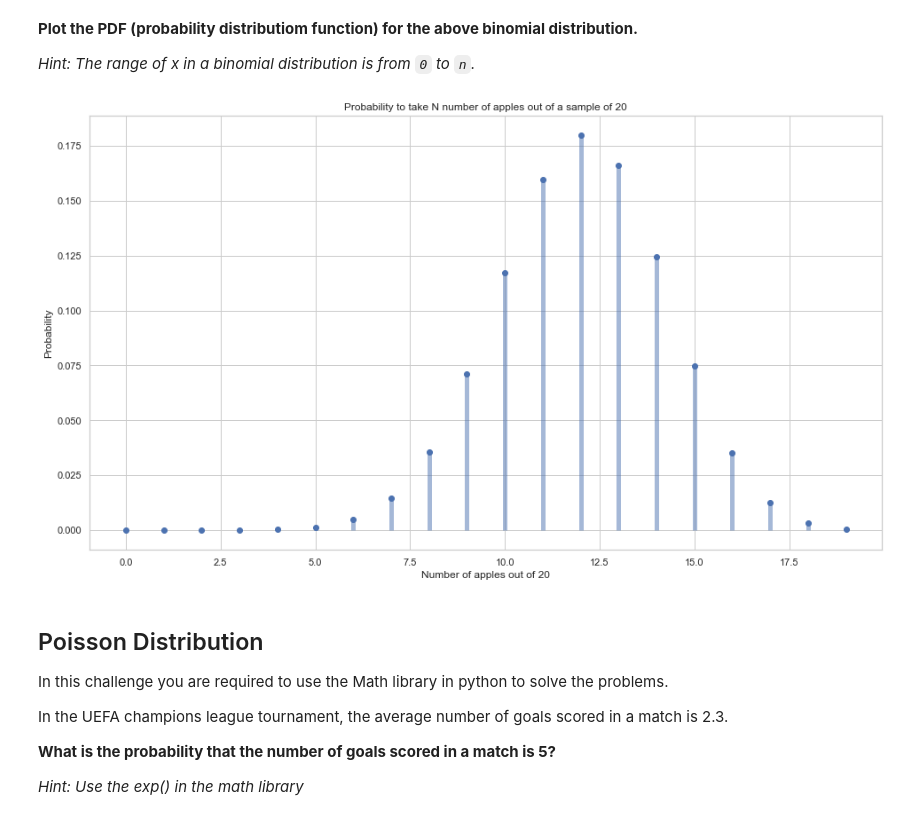
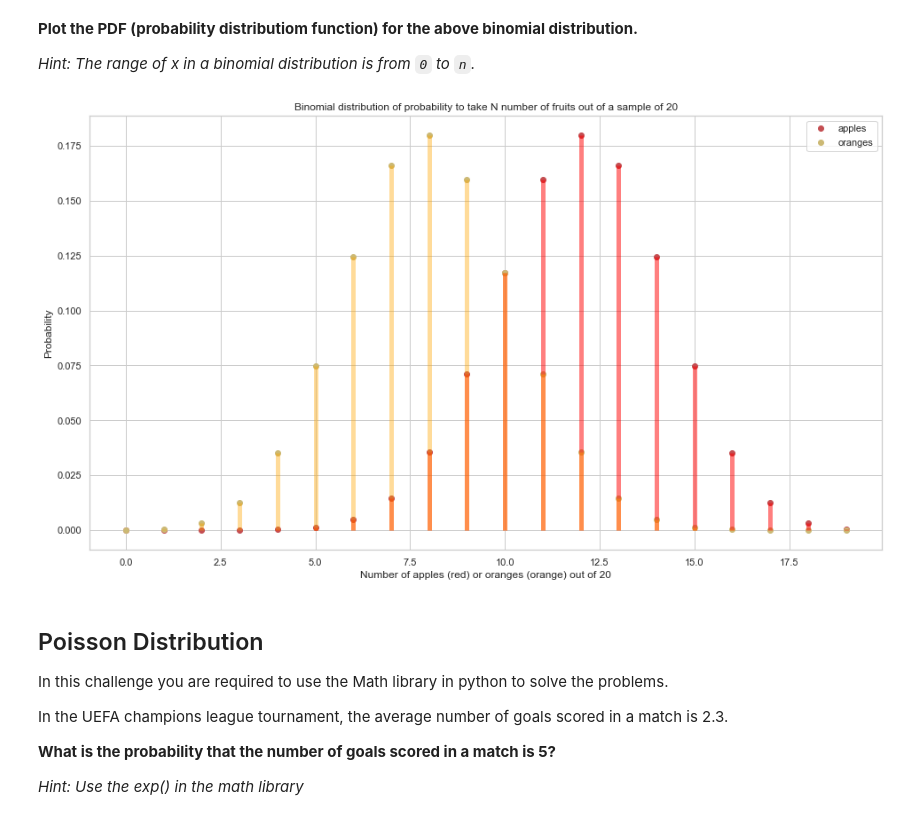
Before and after one commit to Ironhack-data-bcn-oct-2022/lab-discrete-probability-distributions, a Jupyter notebook: your-code/main.ipynb, the cells around one changed output. Saved outputs shown, nothing was run; the diff lists cells and outputs as text; code cells hidden in the pictures.

Commit message:
Modified plot

```diff
--- a/your-code/main.ipynb
+++ b/your-code/main.ipynb
@@ -89,7 +89,7 @@ In the lesson we also discussed CDF (cumulative distribution function). In the c
 
 Write the formula and calculate the probability below.
 # %%
-my_binomial = binom(20, p)
+my_binomialp = binom(20, p)
 result = round(my_binomial.cdf(4),4)
 
 print(f"The probability is {result}")
@@ -100,15 +100,19 @@ The probability is 0.0003
 
 *Hint: The range of x in a binomial distribution is from `0` to `n`.*
 # %%
+my_binomialq = binom(20, q)
 x = np.arange(0, 20)
-plt.plot(x, my_binomial.pmf(x), "bo")
-plt.vlines(x, 0, my_binomial.pmf(x), colors="b", lw=5, alpha=0.5)
-plt.xlabel("Number of apples out of 20")
+plt.plot(x, my_binomialp.pmf(x), "ro")
+plt.plot(x, my_binomialq.pmf(x), "yo")
+plt.vlines(x, 0, my_binomialp.pmf(x), colors="red", lw=5, alpha=0.5)
+plt.vlines(x, 0, my_binomialq.pmf(x), colors="orange", lw=5, alpha=0.4)
+plt.xlabel("Number of apples (red) or oranges (orange) out of 20")
 plt.ylabel("Probability")
-plt.title("Binomial distribution of probability to take N number of apples out of a sample of 20")
+plt.title("Binomial distribution of probability to take N number of fruits out of a sample of 20")
+plt.legend(["apples", "oranges"])
 plt.show()
 # %% [output]
-[figure, old version]
+[figure, new version]
 # %% [markdown]
 ## Poisson Distribution
 
```
